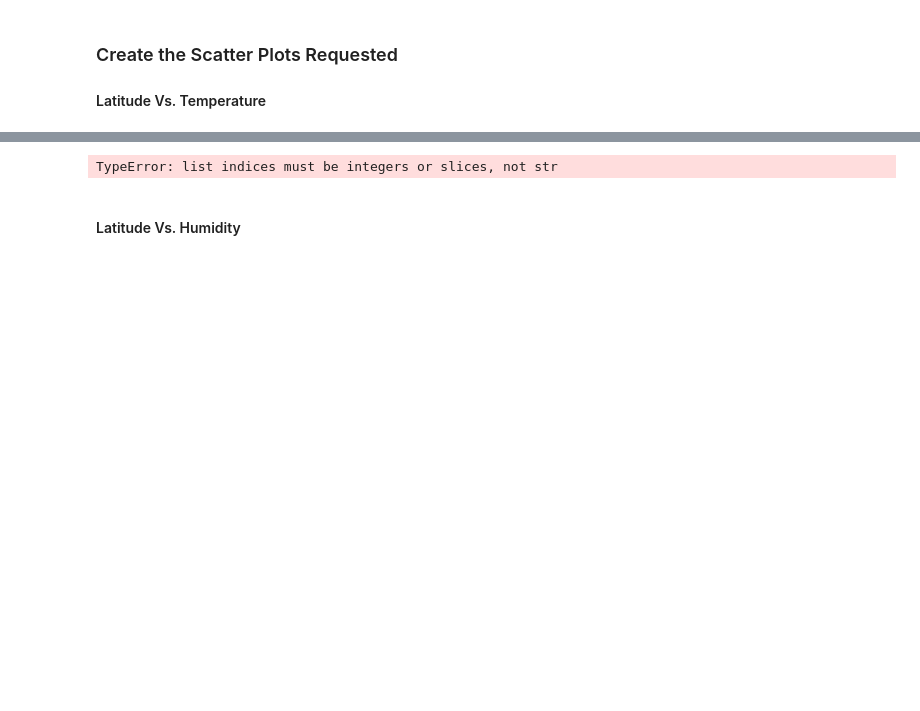
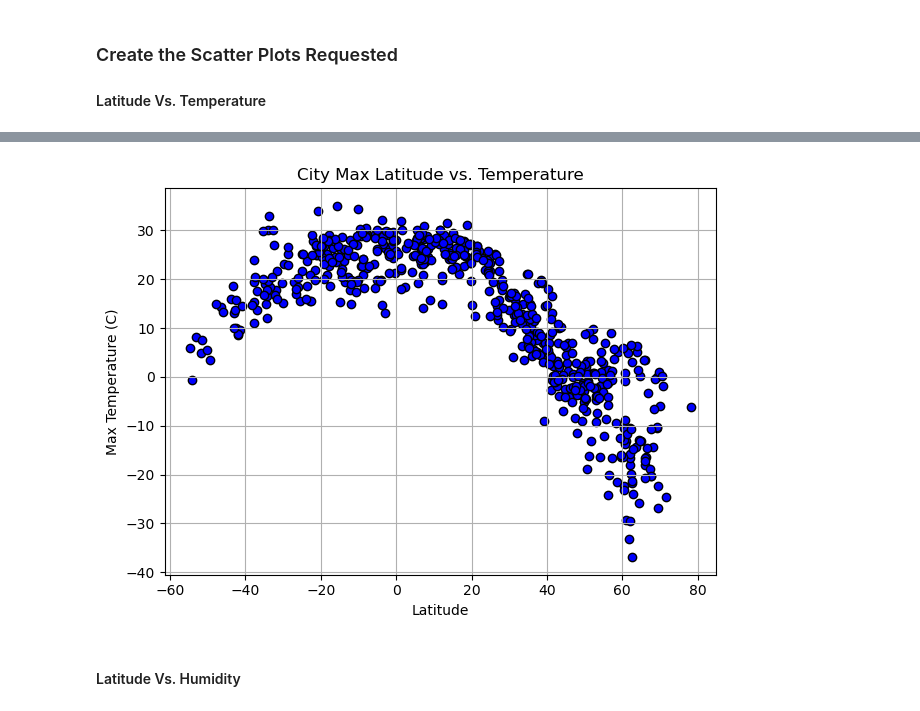
Before and after one commit to melisatahiraj/Python_APIs, a Jupyter notebook: WeatherPy/WeatherPy.ipynb, the cells around one changed output, grey strips where cells are left out. Saved outputs shown, nothing was run; the diff lists cells and outputs as text; code cells hidden in the pictures; blank space fills up the shorter version.

```diff
--- a/WeatherPy/WeatherPy.ipynb
+++ b/WeatherPy/WeatherPy.ipynb
@@ -189,3 +187,8 @@ city_data_df.head()
 ### Create the Scatter Plots Requested
 
 #### Latitude Vs. Temperature
+# %%
+# Convert Date format
+city_data_df["Date"] = pd.to_datetime(city_data_df["Date"]).dt.strftime("%Y-%m-%d")
+
+city_data_df.head()
@@ -192,21 +203,21 @@ city_data_df.head()
 # %%
 # Build scatter plot for latitude vs. temperature
-plt.scatter(city_data["Lat"], city_data["Max Temp"], marker="o", facecolors="blue", edgecolors="black")
+plt.scatter(city_data_df["Lat"], city_data_df["Max Temp"], marker="o", facecolors="blue", edgecolors="black")
 
 # Incorporate the other graph properties
-plt.title(f"City Max Latitude vs. Temperature ({date})")
+plt.title("City Max Latitude vs. Temperature")
 plt.xlabel("Latitude")
 plt.ylabel("Max Temperature (C)")
 plt.grid(True)
-plt.tightlayout()
+plt.tight_layout()
 
 # Save the figure
-plt.savefig("output_data/Fig1.png")
+plt.savefig("../Output/output_data/Fig1.png")
 
 # Show plot
 plt.show()
 # %% [output]
-TypeError: list indices must be integers or slices, not str
+[figure, added]
 # %% [markdown]
 #### Latitude Vs. Humidity
 # %%
```
Also changed, not shown: parts of 38 cells of this notebook, 6 other files.
